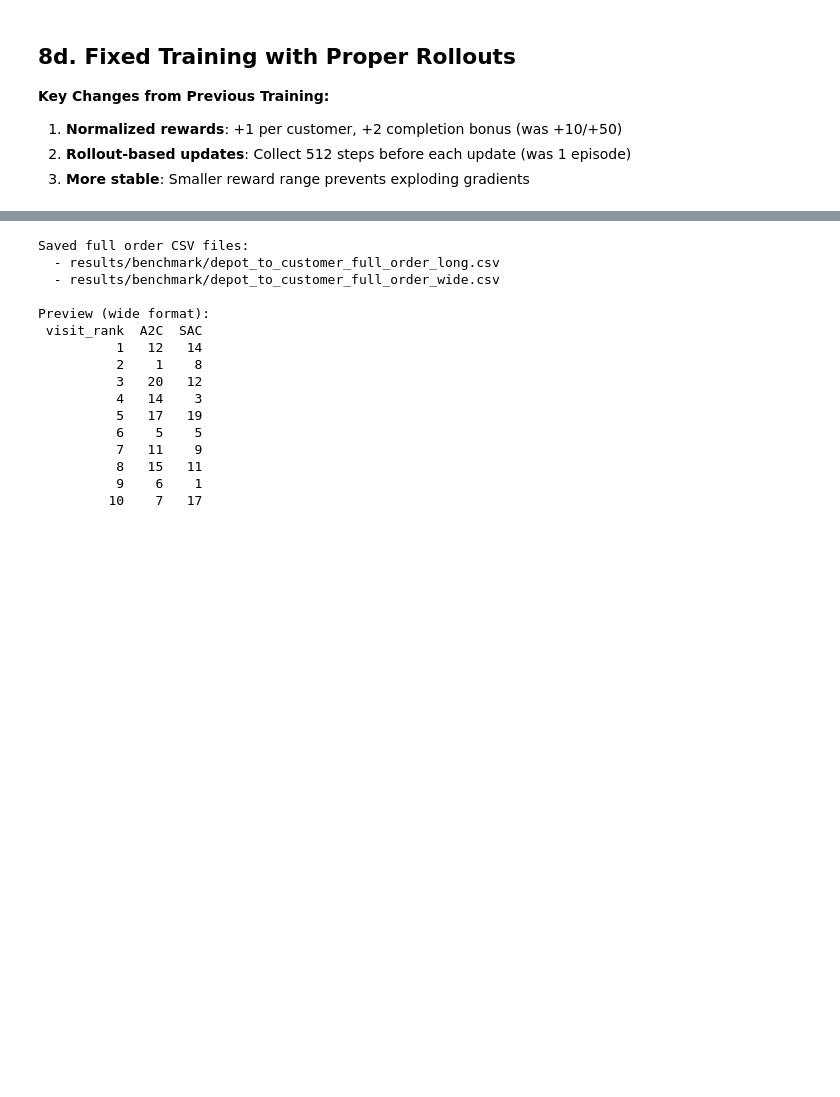
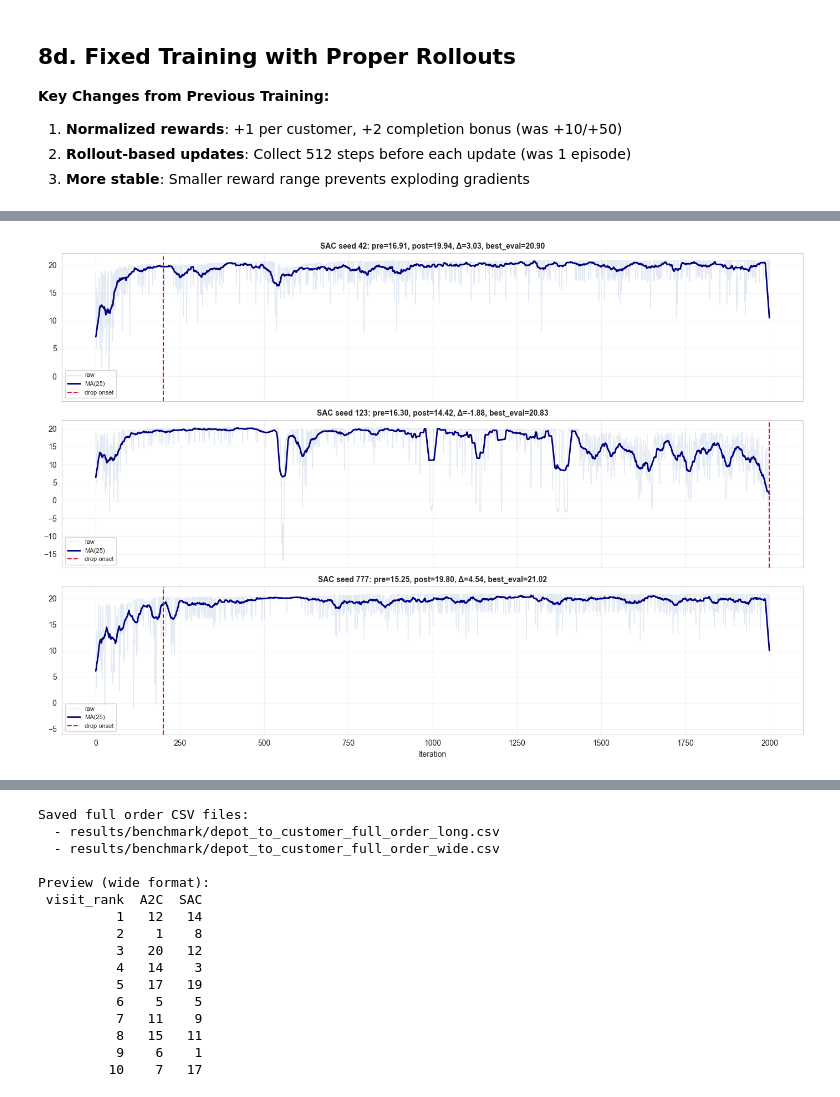
Before and after one commit to sdley/evrp-rl, a Jupyter notebook: examples/agent_benchmark_evrp_a2c_sac.ipynb, the cells around one changed output, grey strips where cells are left out. Saved outputs shown, nothing was run; the diff lists cells and outputs as text; code cells hidden in the pictures; blank space fills up the shorter version.

```diff
--- a/examples/agent_benchmark_evrp_a2c_sac.ipynb
+++ b/examples/agent_benchmark_evrp_a2c_sac.ipynb
@@ -957 +957,89 @@ print("Saved: training_curves_rollout.png (best-seed curves)")
 Saved: training_curves_rollout.png (best-seed curves)
+# %%
+# SAC degradation forensics: identify onset, magnitude, and evaluation mismatch
+if 'results_v3' not in globals() or 'sac' not in results_v3 or len(results_v3['sac']) == 0:
+    raise RuntimeError("SAC rollout training results not found. Run Cell 13 first.")
+
+def moving_avg(x, w=25):
+    x = np.asarray(x, dtype=float)
+    if len(x) < w:
+        return x.copy()
+    return np.convolve(x, np.ones(w)/w, mode='same')
+
+def detect_drop_point(series, warmup=200, min_drop=5.0):
+    s = np.asarray(series, dtype=float)
+    if len(s) <= warmup + 20:
+        return None, 0.0
+    baseline = float(np.max(moving_avg(s[:warmup], w=min(25, max(3, warmup // 4)))))
+    post = moving_avg(s[warmup:], w=25)
+    worst_idx_rel = int(np.argmin(post))
+    worst_val = float(post[worst_idx_rel])
+    drop = baseline - worst_val
+    if drop >= min_drop:
+        return warmup + worst_idx_rel, drop
+    return None, drop
+
+rows = []
+for h in results_v3['sac']:
+    rewards = np.asarray(h.get('rewards', []), dtype=float)
+    losses = np.asarray(h.get('losses', []), dtype=float)
+    eval_best = float(h.get('mean_eval_reward', np.nan))
+    seed = int(h.get('seed', -1))
+
+    drop_idx, drop_mag = detect_drop_point(rewards, warmup=200, min_drop=5.0)
+
+    pre_slice = rewards[:200] if len(rewards) >= 200 else rewards[:max(1, len(rewards)//2)]
+    post_slice = rewards[1000:] if len(rewards) > 1000 else rewards[max(1, len(rewards)//2):]
+    pre_mean = float(np.mean(pre_slice)) if len(pre_slice) else np.nan
+    post_mean = float(np.mean(post_slice)) if len(post_slice) else np.nan
+
+    pre_loss = float(np.median(losses[:300])) if len(losses) >= 300 else float(np.median(losses))
+    post_loss = float(np.median(losses[1000:])) if len(losses) > 1000 else float(np.median(losses[max(1, len(losses)//2):]))
+
+    rows.append({
+        'seed': seed,
+        'iters': len(rewards),
+        'best_eval_reward': eval_best,
+        'pre_reward_mean': round(pre_mean, 3),
+        'post_reward_mean': round(post_mean, 3),
+        'reward_delta_post_minus_pre': round(post_mean - pre_mean, 3),
+        'detected_drop_iter': int(drop_idx) if drop_idx is not None else None,
+        'detected_drop_magnitude': round(float(drop_mag), 3),
+        'median_loss_pre': round(pre_loss, 6),
+        'median_loss_post': round(post_loss, 6),
+        'loss_ratio_post_over_pre': round((post_loss / pre_loss) if pre_loss != 0 else np.nan, 6),
+    })
+
+diag_df = pd.DataFrame(rows).sort_values('seed').reset_index(drop=True)
+print('SAC degradation diagnostics across seeds:')
+print(diag_df.to_string(index=False))
+
+# Plot per-seed reward traces with detected drop markers
+fig, axes = plt.subplots(len(rows), 1, figsize=(14, 3.2 * max(1, len(rows))), sharex=True)
+if len(rows) == 1:
+    axes = [axes]
+
+for ax, row in zip(axes, rows):
+    seed = row['seed']
+    h = [x for x in results_v3['sac'] if int(x.get('seed', -1)) == seed][0]
+    r = np.asarray(h['rewards'], dtype=float)
+    ema = moving_avg(r, w=25)
+    ax.plot(r, color='lightsteelblue', alpha=0.35, lw=1.0, label='raw')
+    ax.plot(ema, color='navy', lw=2.0, label='MA(25)')
+    if row['detected_drop_iter'] is not None:
+        ax.axvline(row['detected_drop_iter'], color='crimson', linestyle='--', lw=1.5, label='drop onset')
+    ax.set_title(
+        f"SAC seed {seed}: pre={row['pre_reward_mean']:.2f}, post={row['post_reward_mean']:.2f}, Δ={row['reward_delta_post_minus_pre']:.2f}, best_eval={row['best_eval_reward']:.2f}",
+        fontsize=10,
+        fontweight='bold'
+    )
+    ax.grid(True, alpha=0.25)
+    ax.legend(fontsize=8, loc='lower left')
+
+axes[-1].set_xlabel('Iteration')
+plt.tight_layout()
+sac_diag_path = OUTPUT_DIR / 'sac_degradation_diagnostics.png'
+plt.savefig(sac_diag_path, dpi=300, bbox_inches='tight')
+plt.show()
+print(f"\nSaved: {sac_diag_path}")
+# %% [output]
@@ -957,0 +1051 @@ Saved: training_curves_rollout.png (best-seed curves)
+[figure, added]
```
Also changed, not shown: parts of 10 cells of this notebook.
